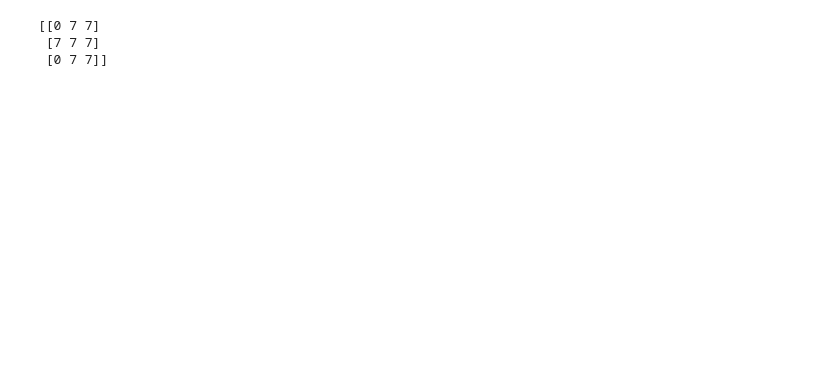
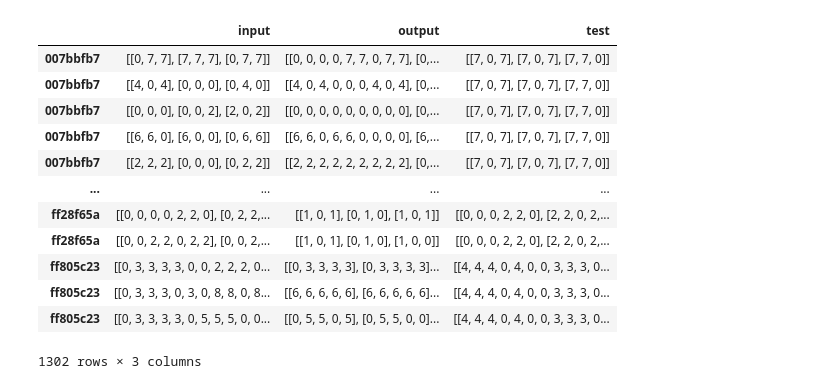
Before and after one commit to rageh-ai/ARC-ML-Challenge, a Jupyter notebook: notebook.ipynb, the cells around one changed output. Cells and saved outputs as stored; diff of their text form; code cells hidden in the pictures; blank space fills up the shorter version.

```diff
--- a/notebook.ipynb
+++ b/notebook.ipynb
@@ -37,6 +48,22 @@ def format_data(data):
   return new_data
 # %%
 X_train = format_data(X_train)
+# %%
+X_train
+# %% [output]
+|  | input | output | test |
+| 007bbfb7 | [[0, 7, 7], [7, 7, 7], [0, 7, 7]] | [[0, 0, 0, 0, 7, 7, 0, 7, 7], [0,... | [[7, 0, 7], [7, 0, 7], [7, 7, 0]] |
+| 007bbfb7 | [[4, 0, 4], [0, 0, 0], [0, 4, 0]] | [[4, 0, 4, 0, 0, 0, 4, 0, 4], [0,... | [[7, 0, 7], [7, 0, 7], [7, 7, 0]] |
+| 007bbfb7 | [[0, 0, 0], [0, 0, 2], [2, 0, 2]] | [[0, 0, 0, 0, 0, 0, 0, 0, 0], [0,... | [[7, 0, 7], [7, 0, 7], [7, 7, 0]] |
+| 007bbfb7 | [[6, 6, 0], [6, 0, 0], [0, 6, 6]] | [[6, 6, 0, 6, 6, 0, 0, 0, 0], [6,... | [[7, 0, 7], [7, 0, 7], [7, 7, 0]] |
+| 007bbfb7 | [[2, 2, 2], [0, 0, 0], [0, 2, 2]] | [[2, 2, 2, 2, 2, 2, 2, 2, 2], [0,... | [[7, 0, 7], [7, 0, 7], [7, 7, 0]] |
+| ... | ... | ... | ... |
+| ff28f65a | [[0, 0, 0, 0, 2, 2, 0], [0, 2, 2,... | [[1, 0, 1], [0, 1, 0], [1, 0, 1]] | [[0, 0, 0, 2, 2, 0], [2, 2, 0, 2,... |
+| ff28f65a | [[0, 0, 2, 2, 0, 2, 2], [0, 0, 2,... | [[1, 0, 1], [0, 1, 0], [1, 0, 0]] | [[0, 0, 0, 2, 2, 0], [2, 2, 0, 2,... |
+| ff805c23 | [[0, 3, 3, 3, 3, 0, 0, 2, 2, 2, 0... | [[0, 3, 3, 3, 3], [0, 3, 3, 3, 3]... | [[4, 4, 4, 0, 4, 0, 0, 3, 3, 3, 0... |
+| ff805c23 | [[0, 3, 3, 3, 0, 3, 0, 8, 8, 0, 8... | [[6, 6, 6, 6, 6], [6, 6, 6, 6, 6]... | [[4, 4, 4, 0, 4, 0, 0, 3, 3, 3, 0... |
+| ff805c23 | [[0, 3, 3, 3, 3, 0, 5, 5, 5, 0, 0... | [[0, 5, 5, 0, 5], [0, 5, 5, 0, 0]... | [[4, 4, 4, 0, 4, 0, 0, 3, 3, 3, 0... |
+1302 rows × 3 columns
 # %%
 def create_data_object(row):
   # Define your 2D array and the corresponding colors array
@@ -77,9 +103,3 @@ def create_data_object(row):
   data = Data(x=x, edge_index=edge_index)
 
   return data
-# %%
-one_example = create_data_object(X_train['input'][0])
-# %% [output]
-[[0 7 7]
- [7 7 7]
- [0 7 7]]
```
Also changed, not shown: parts of 10 cells of this notebook.
